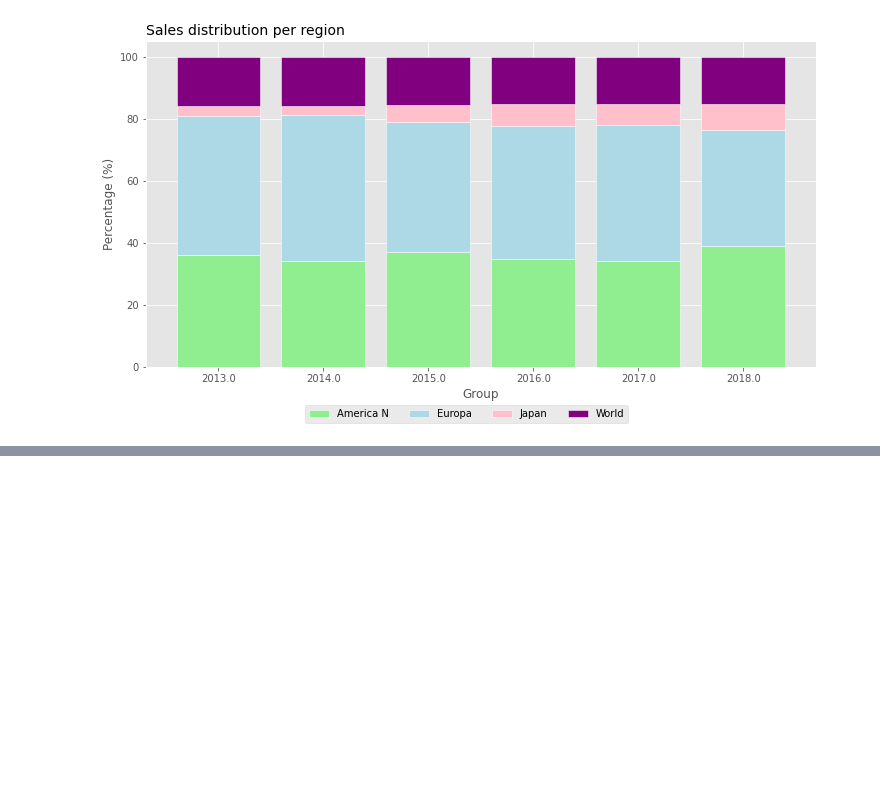
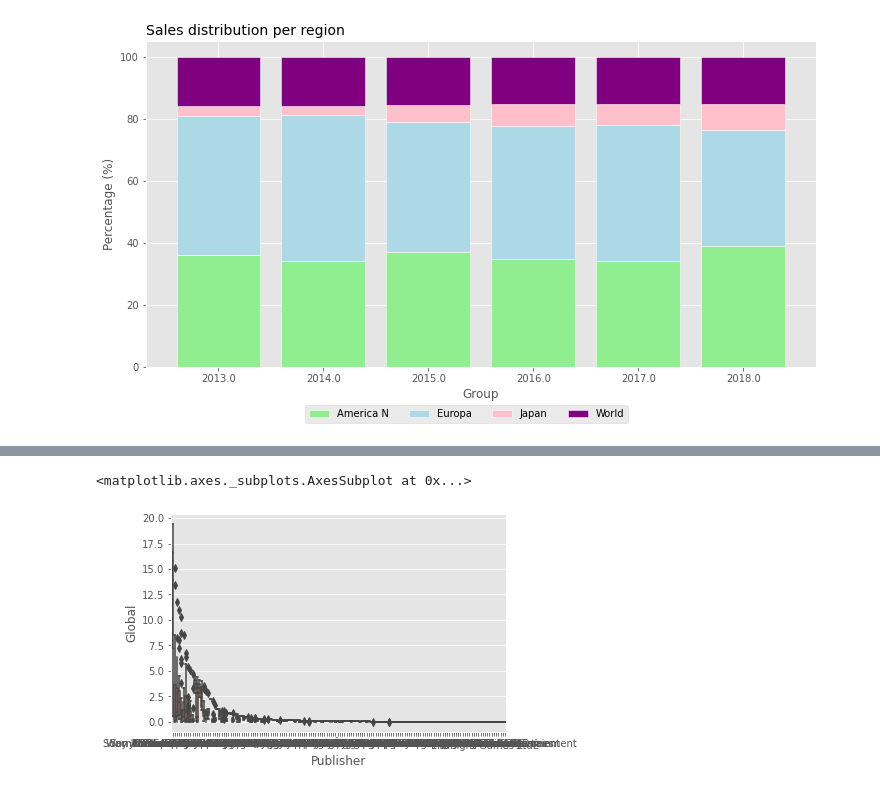
Before and after one commit to Nathan-ferig/Python, a Jupyter notebook: Python_for_Data_Science/sales_analysis.ipynb, the cells around one changed output, grey strips where cells are left out. Drawn from its saved outputs; the diff is of its cells as text; code cells hidden in the pictures; blank space fills up the shorter version.

Commit message:
global sales report

```diff
--- a/Python_for_Data_Science/sales_analysis.ipynb
+++ b/Python_for_Data_Science/sales_analysis.ipynb
@@ -162,0 +183,5 @@ plt.legend(['America N','Europa', 'Japan', 'World'], loc='upper left', bbox_to_a
+# %%
+sns.boxplot( data=data, x='Publisher',y='Global')
+# %% [output]
+<matplotlib.axes._subplots.AxesSubplot at 0x...>
+[figure, added]
```
Also changed, not shown: parts of 10 cells of this notebook, 1 other file.
